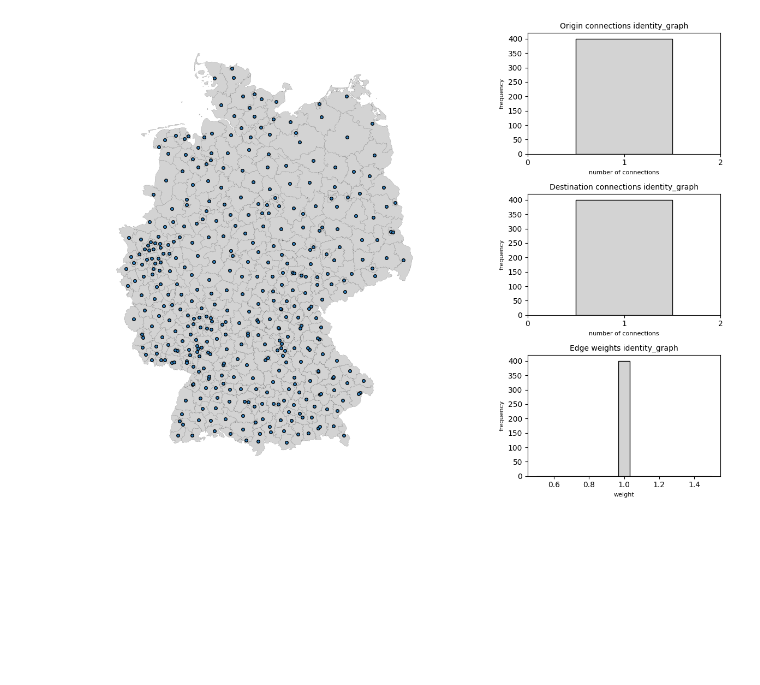
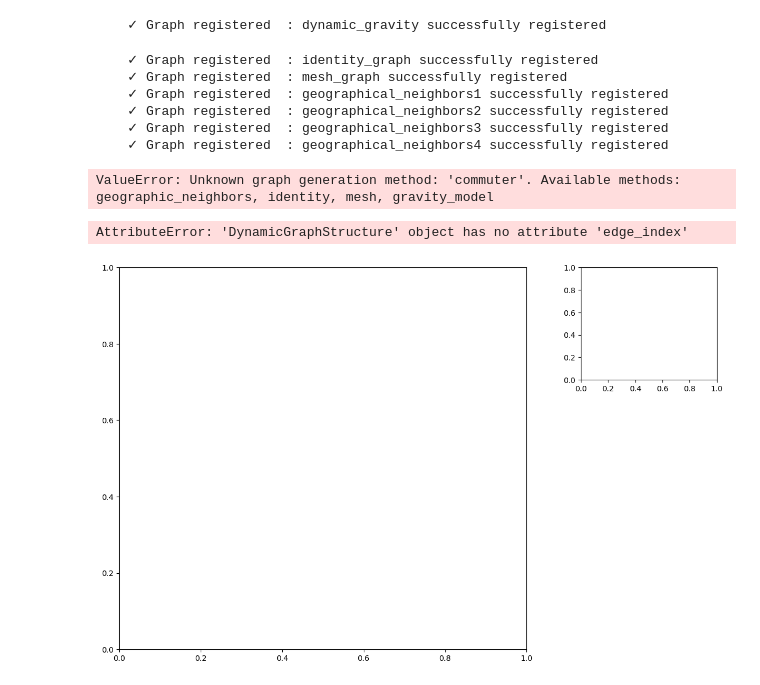
Before and after one commit to stends2001/infectious_disease_gnn, a Jupyter notebook: src/notebooks/new graph construction module.ipynb, the cells around one changed output. Saved outputs shown, nothing was run; the diff lists cells and outputs as text; code cells hidden in the pictures; blank space fills up the shorter version.

```diff
--- a/src/notebooks/new graph construction module.ipynb
+++ b/src/notebooks/new graph construction module.ipynb
@@ -173,4 +40,45 @@ viewer = GraphViewer(static_graphstructures.graph_registry, static_graphstructur
-# %%
-viewer.view('identity_graph', node_idx = None)
-# %% [output]
-[figure, removed]
+# %%
+dynamic_graphconstruction = DynamicGraphOrchestrator(data_orchestrator)
+dynamic_graphconstruction.generate_graphstructure(method = 'gravity_model', time_window=['2001-01-01','2025-01-01'], frequency = 'yearly', graphname='dynamic_gravity')
+# %% [output]
+    ✓ Graph registered  : dynamic_gravity successfully registered
+# %%
+static_graphconstruction = StaticGraphOrchestrator(data_orchestrator)
+
+# identity graph
+static_graphconstruction.generate_graphstructure(method = 'identity', graphname='identity_graph')
+
+# mesh graph
+static_graphconstruction.generate_graphstructure(method = 'mesh', graphname='mesh_graph')
+
+# Neighbors
+#   boolean-self
+static_graphconstruction.generate_graphstructure(method='geographic_neighbors', self_connection='mean', graphname = 'geographical_neighbors1')
+#   boolean-nonself
+static_graphconstruction.generate_graphstructure(method='geographic_neighbors', self_connection='0', graphname = 'geographical_neighbors2')
+#   numerical-self
+static_graphconstruction.generate_graphstructure(method='geographic_neighbors', self_connection = 'mean', scaling_method='rowwise', graphname = 'geographical_neighbors3')
+#   numerical-nonself
+static_graphconstruction.generate_graphstructure(method='geographic_neighbors', self_connection='0', scaling_method='rowwise', graphname = 'geographical_neighbors4')
+# %% [output]
+    ✓ Graph registered  : identity_graph successfully registered
+    ✓ Graph registered  : mesh_graph successfully registered
+    ✓ Graph registered  : geographical_neighbors1 successfully registered
+    ✓ Graph registered  : geographical_neighbors2 successfully registered
+    ✓ Graph registered  : geographical_neighbors3 successfully registered
+    ✓ Graph registered  : geographical_neighbors4 successfully registered
+# %%
+static_graphconstruction.generate_graphstructure(
+    method              = 'commuter',
+    self_connection     = '0',
+    commuting_threshold = 500,
+    scaling_method      = 'rowwise',
+    graphname           = 'static_commuter24_1'
+)
+# %% [output]
+ValueError: Unknown graph generation method: 'commuter'. Available methods: geographic_neighbors, identity, mesh, gravity_model
+# %%
+dynamic_graphconstruction.preview_graphstructure('dynamic_gravity')
+# %% [output]
+AttributeError: 'DynamicGraphStructure' object has no attribute 'edge_index'
+[figure, added]
```
Also changed, not shown: parts of 5 cells of this notebook, 46 other files.
